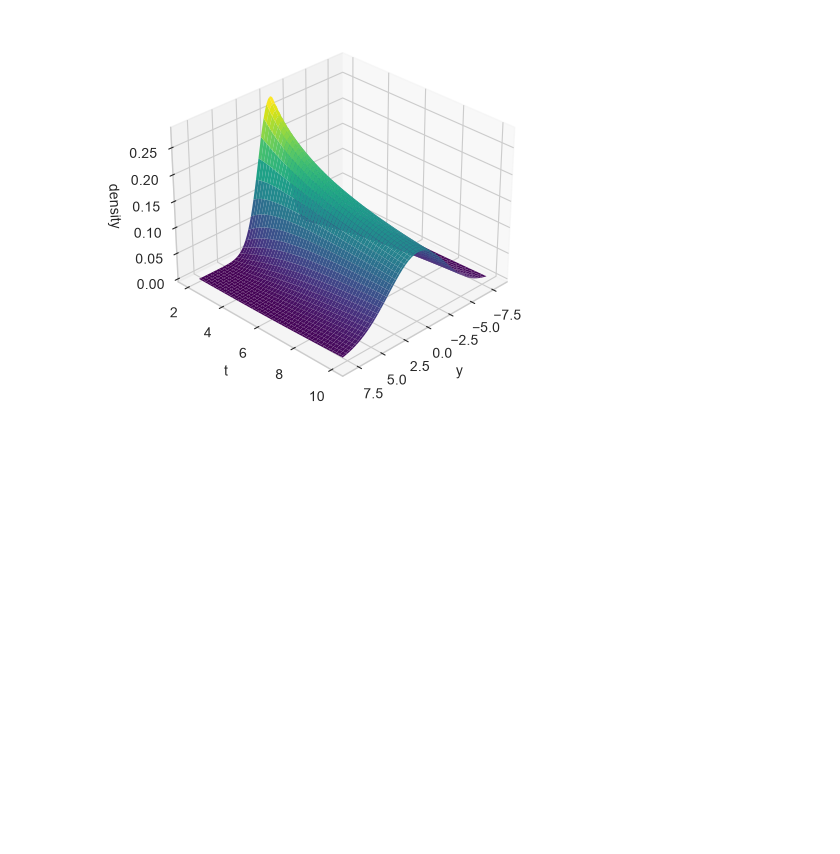
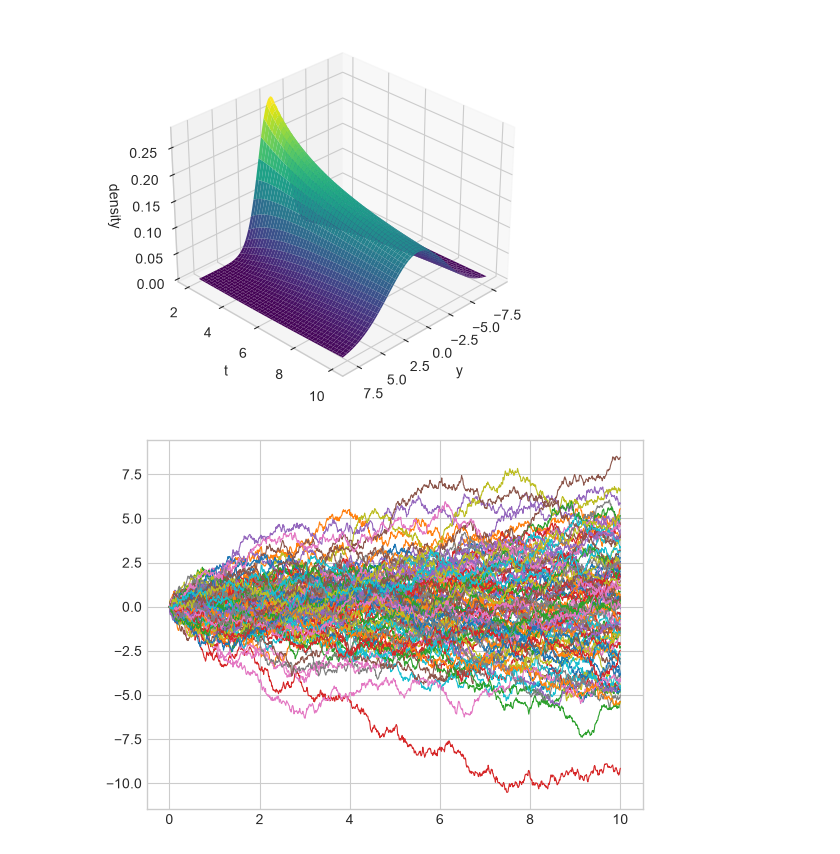
Before and after one commit to HA-Ward/Exploration-of-Stochastic-Processes-with-Computational-Implementation, a Jupyter notebook: notebooks/Brownian motion.ipynb, the cells around one changed output. Drawn from its saved outputs; the diff is of its cells as text; code cells hidden in the pictures; blank space fills up the shorter version.

```diff
--- a/notebooks/Brownian motion.ipynb
+++ b/notebooks/Brownian motion.ipynb
@@ -88,3 +91,10 @@ ax.set_zlabel("density")
 ax.view_init(elev=30, azim=45)
 # %% [output]
 [figure]
+# %%
+B, t = simulate_brownian_paths(100, 1000, 10)
+
+for i in B:
+    plt.plot(t, i, linewidth=0.8, zorder=1, label="Full resolution (delta_t=10^-4)")
+# %% [output]
+[figure, added]
```
Also changed, not shown: parts of 8 cells of this notebook, 2 other files.
